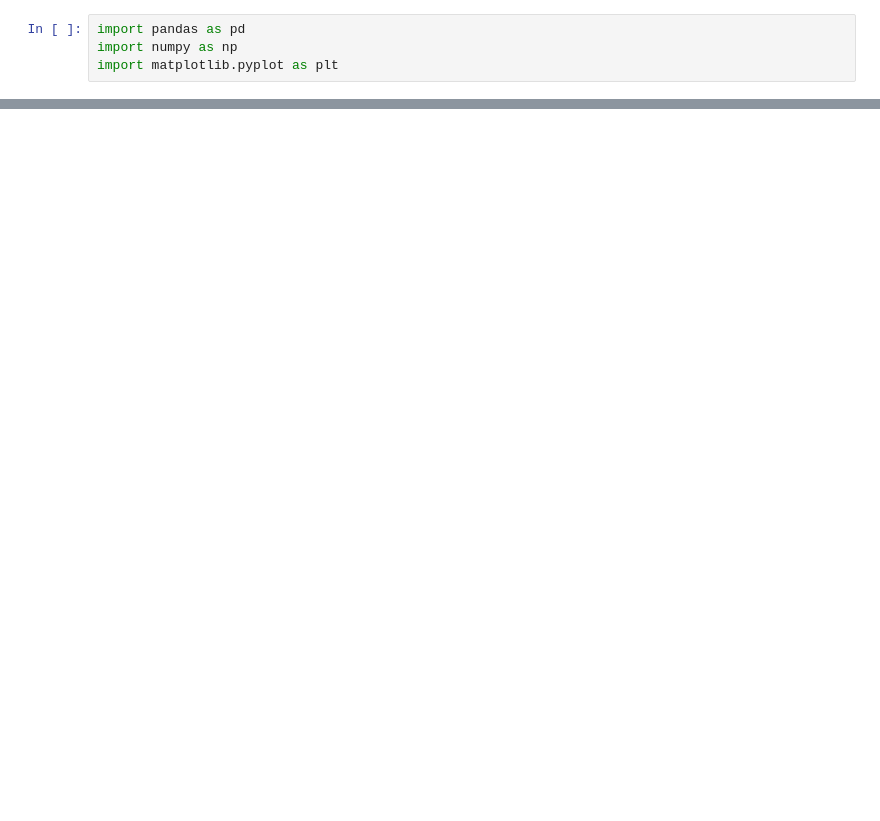
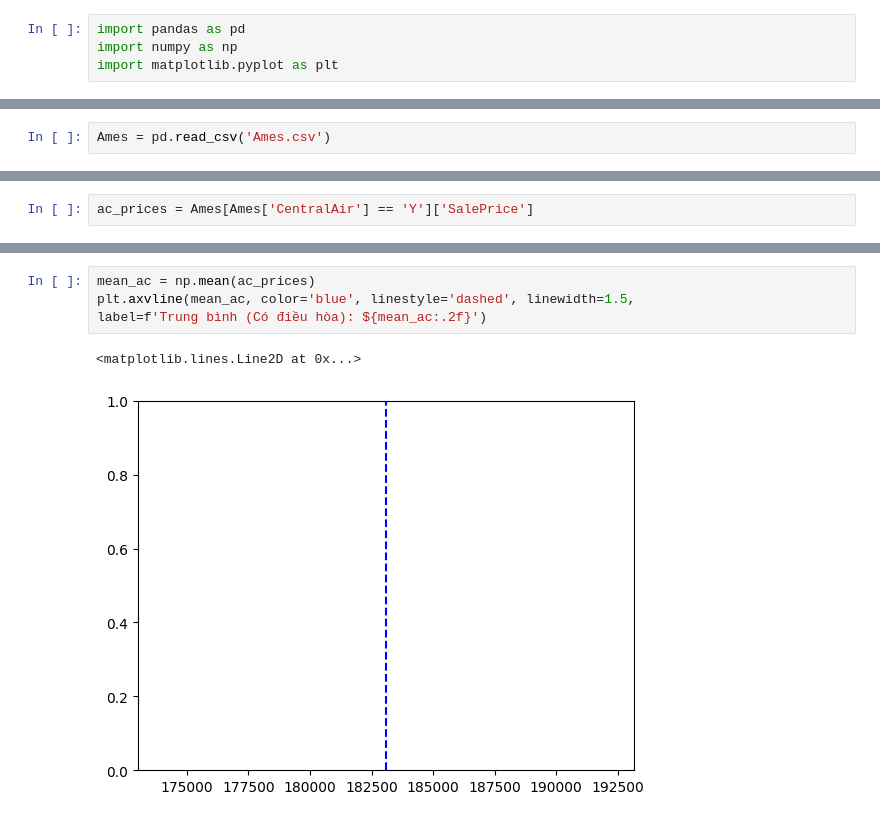
Before and after one commit to thanhkhai11/thanhkhai11.github.io, a Jupyter notebook: ai-starter/bai09 kiem dinh gia thuyet thong ke/Untitled.ipynb, the cells around one changed output, grey strips where cells are left out. Drawn from its saved outputs; the diff is of its cells as text; blank space fills up the shorter version.

```diff
--- a/ai-starter/bai09 kiem dinh gia thuyet thong ke/Untitled.ipynb
+++ b/ai-starter/bai09 kiem dinh gia thuyet thong ke/Untitled.ipynb
@@ -8,0 +5,2 @@ FileNotFoundError: [Errno 2] No such file or directory: '../data/Ames.csv'
+# %%
+Ames = pd.read_csv('Ames.csv')
@@ -8,0 +9,2 @@ FileNotFoundError: [Errno 2] No such file or directory: '../data/Ames.csv'
+# %%
+ac_prices = Ames[Ames['CentralAir'] == 'Y']['SalePrice']
@@ -8,0 +37,7 @@ FileNotFoundError: [Errno 2] No such file or directory: '../data/Ames.csv'
+# %%
+mean_ac = np.mean(ac_prices)
+plt.axvline(mean_ac, color='blue', linestyle='dashed', linewidth=1.5,
+label=f'Trung bình (Có điều hòa): ${mean_ac:.2f}')
+# %% [output]
+<matplotlib.lines.Line2D at 0x...>
+[figure, added]
```
Also changed, not shown: parts of 10 cells of this notebook.
